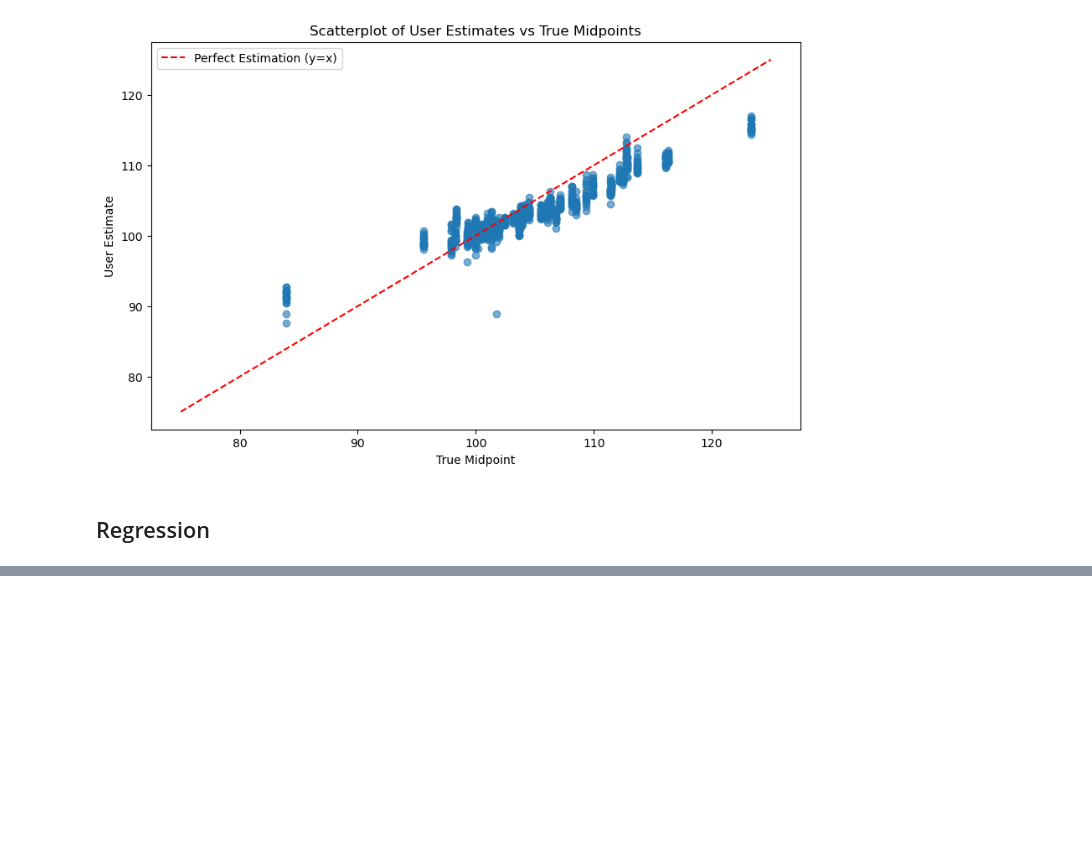
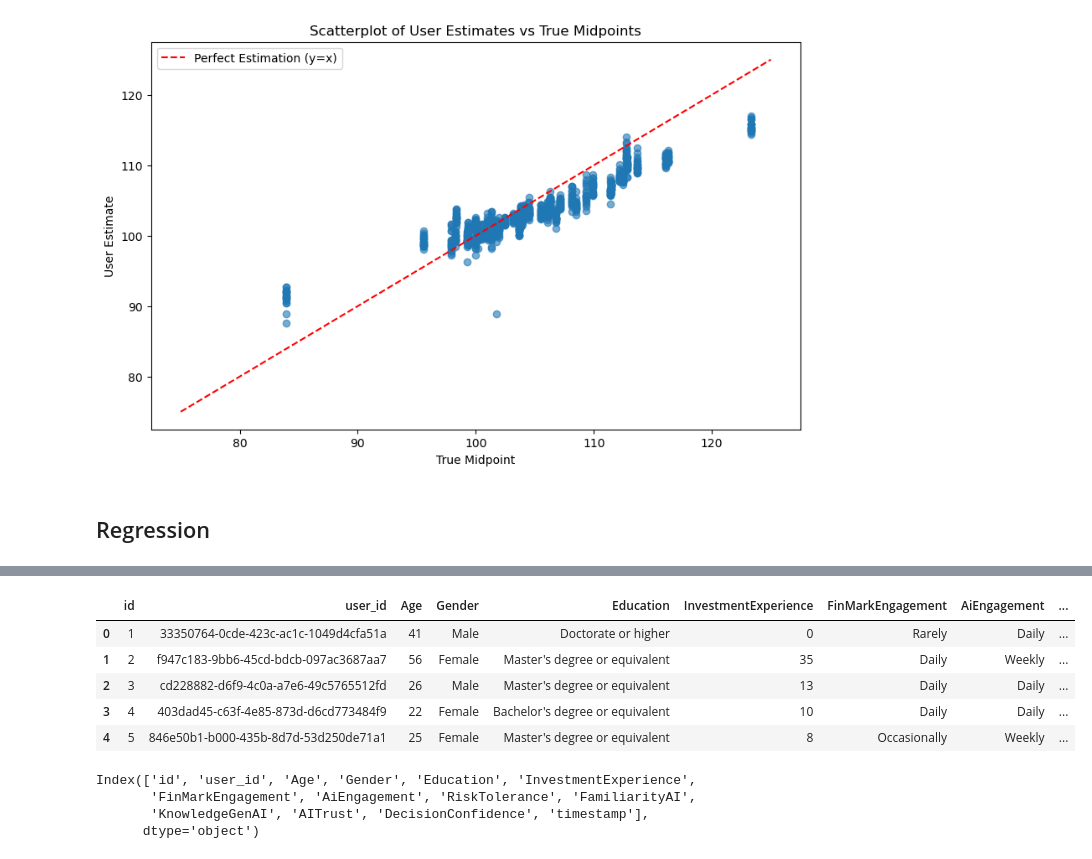
Before and after one commit to seculoseculorum/Gradu_kysely, a Jupyter notebook: Analysis.ipynb, the cells around one changed output, grey strips where cells are left out. Saved outputs shown, nothing was run; the diff lists cells and outputs as text; code cells hidden in the pictures; blank space fills up the shorter version.

```diff
--- a/Analysis.ipynb
+++ b/Analysis.ipynb
@@ -275,0 +317,17 @@ Notes:
+# %%
+background_responses.head(
+)
+# %% [output]
+|  | id | user_id | Age | Gender | Education | InvestmentExperience | FinMarkEngagement | AiEngagement | ... |
+| 0 | 1 | 33350764-0cde-423c-ac1c-1049d4cfa51a | 41 | Male | Doctorate or higher | 0 | Rarely | Daily | ... |
+| 1 | 2 | f947c183-9bb6-45cd-bdcb-097ac3687aa7 | 56 | Female | Master's degree or equivalent | 35 | Daily | Weekly | ... |
+| 2 | 3 | cd228882-d6f9-4c0a-a7e6-49c5765512fd | 26 | Male | Master's degree or equivalent | 13 | Daily | Daily | ... |
+| 3 | 4 | 403dad45-c63f-4e85-873d-d6cd773484f9 | 22 | Female | Bachelor's degree or equivalent | 10 | Daily | Daily | ... |
+| 4 | 5 | 846e50b1-b000-435b-8d7d-53d250de71a1 | 25 | Female | Master's degree or equivalent | 8 | Occasionally | Weekly | ... |
+# %%
+background_responses.columns
+# %% [output]
+Index(['id', 'user_id', 'Age', 'Gender', 'Education', 'InvestmentExperience',
+       'FinMarkEngagement', 'AiEngagement', 'RiskTolerance', 'FamiliarityAI',
+       'KnowledgeGenAI', 'AITrust', 'DecisionConfidence', 'timestamp'],
+      dtype='object')
```
Also changed, not shown: parts of 4 cells of this notebook, 1 other file.
